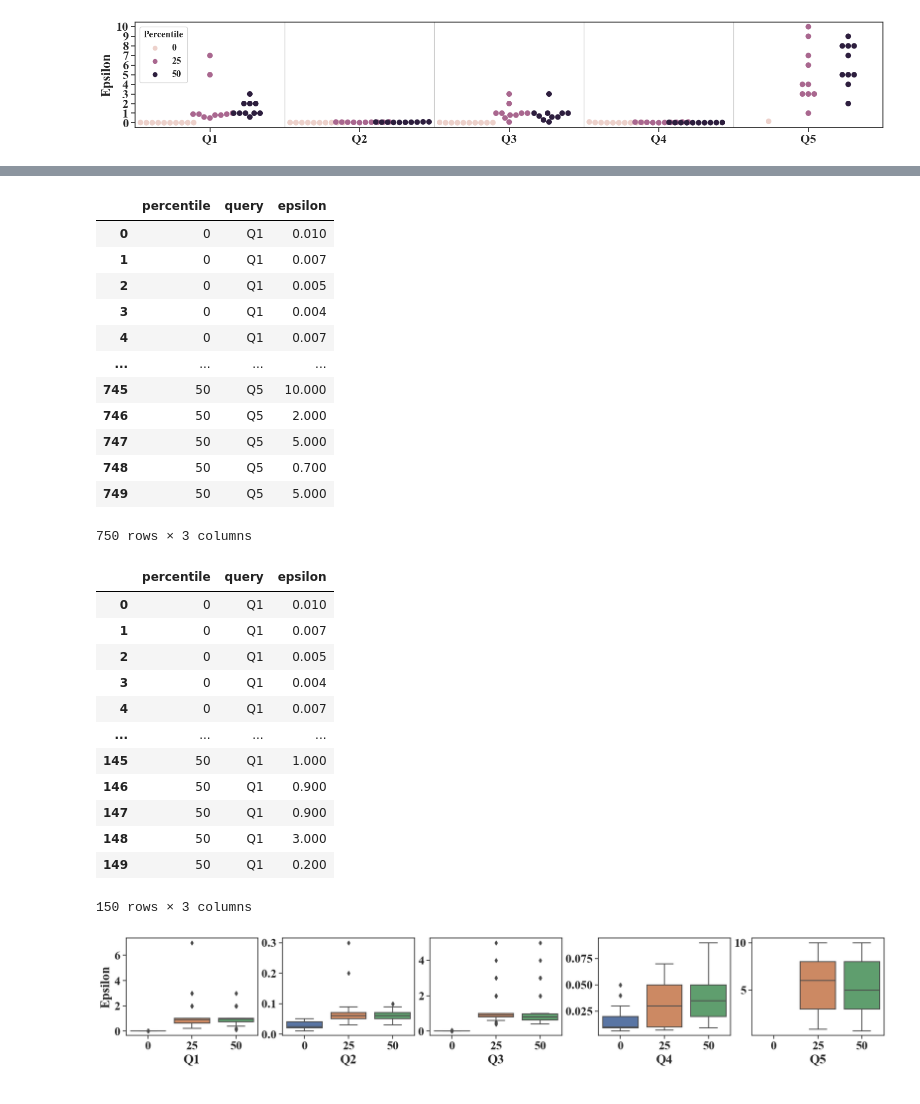
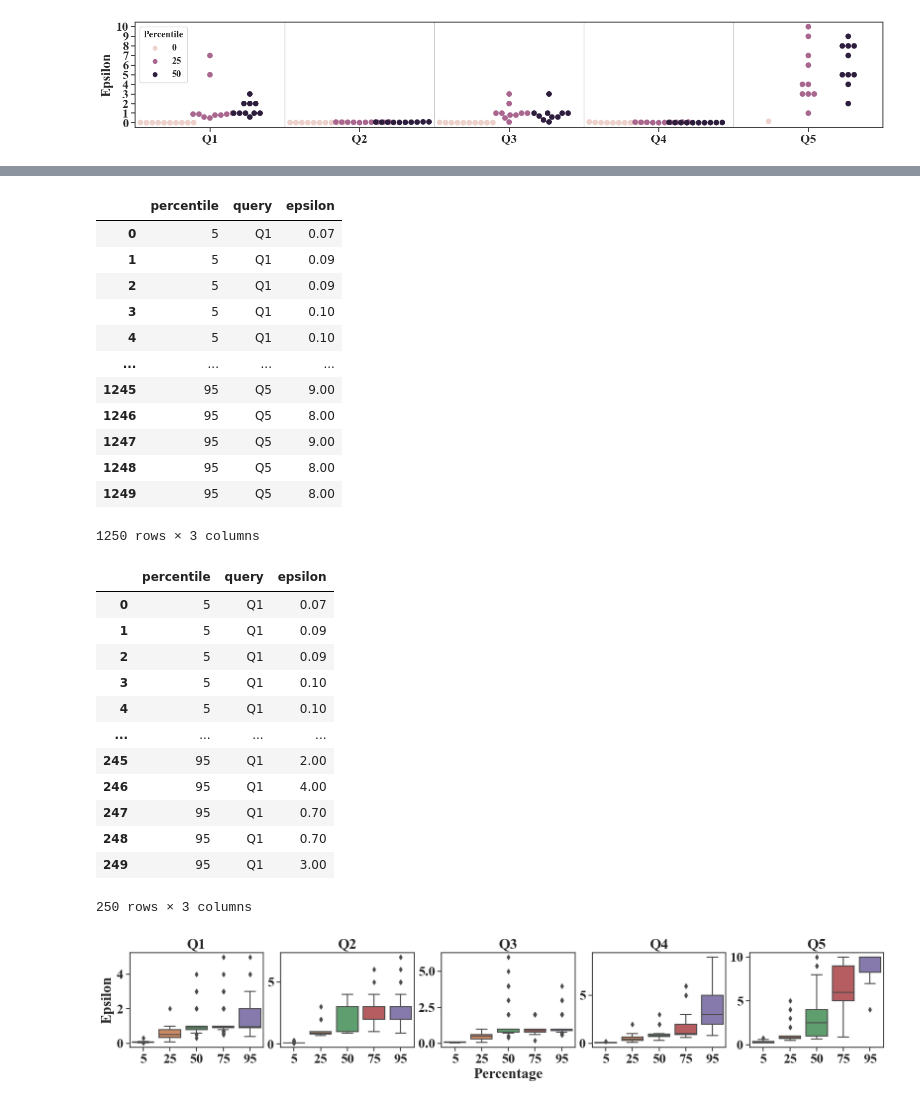
Before and after one commit to youny626/DP_test, a Jupyter notebook: ablation/vary_percentile/plot.ipynb, the cells around one changed output, grey strips where cells are left out. Saved outputs shown, nothing was run; the diff lists cells and outputs as text; code cells hidden in the pictures.

```diff
--- a/ablation/vary_percentile/plot.ipynb
+++ b/ablation/vary_percentile/plot.ipynb
@@ -86,7 +86,7 @@ plt.close()
 import pandas as pd
 import numpy as np
 
-percentiles = [0, 25, 50]
+percentiles = [5, 25, 50, 75, 95]
 
 data = []
 for percentile in percentiles:
@@ -131,59 +131,61 @@ df = df.melt(id_vars="percentile", var_name="query", value_name="epsilon")
 df
 # %% [output]
 |  | percentile | query | epsilon |
-| 0 | 0 | Q1 | 0.010 |
-| 1 | 0 | Q1 | 0.007 |
-| 2 | 0 | Q1 | 0.005 |
-| 3 | 0 | Q1 | 0.004 |
-| 4 | 0 | Q1 | 0.007 |
+| 0 | 5 | Q1 | 0.07 |
+| 1 | 5 | Q1 | 0.09 |
+| 2 | 5 | Q1 | 0.09 |
+| 3 | 5 | Q1 | 0.10 |
+| 4 | 5 | Q1 | 0.10 |
 | ... | ... | ... | ... |
-| 745 | 50 | Q5 | 10.000 |
-| 746 | 50 | Q5 | 2.000 |
-| 747 | 50 | Q5 | 5.000 |
-| 748 | 50 | Q5 | 0.700 |
-| 749 | 50 | Q5 | 5.000 |
+| 1245 | 95 | Q5 | 9.00 |
+| 1246 | 95 | Q5 | 8.00 |
+| 1247 | 95 | Q5 | 9.00 |
+| 1248 | 95 | Q5 | 8.00 |
+| 1249 | 95 | Q5 | 8.00 |
-750 rows × 3 columns
+1250 rows × 3 columns
 # %%
 df.loc[df['query'] == "Q1"]
 # %% [output]
 |  | percentile | query | epsilon |
-| 0 | 0 | Q1 | 0.010 |
-| 1 | 0 | Q1 | 0.007 |
-| 2 | 0 | Q1 | 0.005 |
-| 3 | 0 | Q1 | 0.004 |
-| 4 | 0 | Q1 | 0.007 |
+| 0 | 5 | Q1 | 0.07 |
+| 1 | 5 | Q1 | 0.09 |
+| 2 | 5 | Q1 | 0.09 |
+| 3 | 5 | Q1 | 0.10 |
+| 4 | 5 | Q1 | 0.10 |
 | ... | ... | ... | ... |
-| 145 | 50 | Q1 | 1.000 |
-| 146 | 50 | Q1 | 0.900 |
-| 147 | 50 | Q1 | 0.900 |
-| 148 | 50 | Q1 | 3.000 |
-| 149 | 50 | Q1 | 0.200 |
+| 245 | 95 | Q1 | 2.00 |
+| 246 | 95 | Q1 | 4.00 |
+| 247 | 95 | Q1 | 0.70 |
+| 248 | 95 | Q1 | 0.70 |
+| 249 | 95 | Q1 | 3.00 |
-150 rows × 3 columns
+250 rows × 3 columns
 # %%
 # plt.rcParams["figure.figsize"] = [16, 3]
-fig, axes = plt.subplots(1, 5, figsize=(18,3), constrained_layout=True)
+fig, axes = plt.subplots(1, 5, figsize=(16,3), constrained_layout=True)
 
 for i in range(5):
     data = df[df["query"] == "Q" + str(i+1)]
     g = sns.boxplot(data=data, x="percentile", y="epsilon", ax=axes[i])
     if i == 0:
         g.set(ylabel="Epsilon")
     else:
         g.set(ylabel=None)
-    # if i == 2:
-    #     g.set(xlabel="Percentile")
-    # else:
-    #     g.set(xlabel=None)
-    g.set(xlabel="Q" + str(i+1))
+    if i == 2:
+        g.set(xlabel="Percentage")
+    else:
+        g.set(xlabel=None)
+
+    axes[i].set_title("Q" + str(i+1), fontweight="bold")
+    # g.set(xlabel="Q" + str(i+1))
     # _ = g.set(xlabel=None, ylabel="Epsilon")
     # _ = g.set_yticks([i for i in range(0, 11)])
 
 # plt.legend(fontsize='x-small', title_fontsize='x-small')
 # g.legend_.set_title("Percentile")
 # plt.subplots_adjust(wspace=0, hspace=0)
 # plt.tight_layout()
-plt.savefig("figures/vary_percentile.pdf", bbox_inches = 'tight')
+plt.savefig("figures/vary_percentage.pdf", bbox_inches = 'tight')
 plt.show()
 plt.close()
 # %% [output]
-[figure, old version]
+[figure, new version]
```
Also changed, not shown: parts of 3 cells of this notebook, 8 other files.
